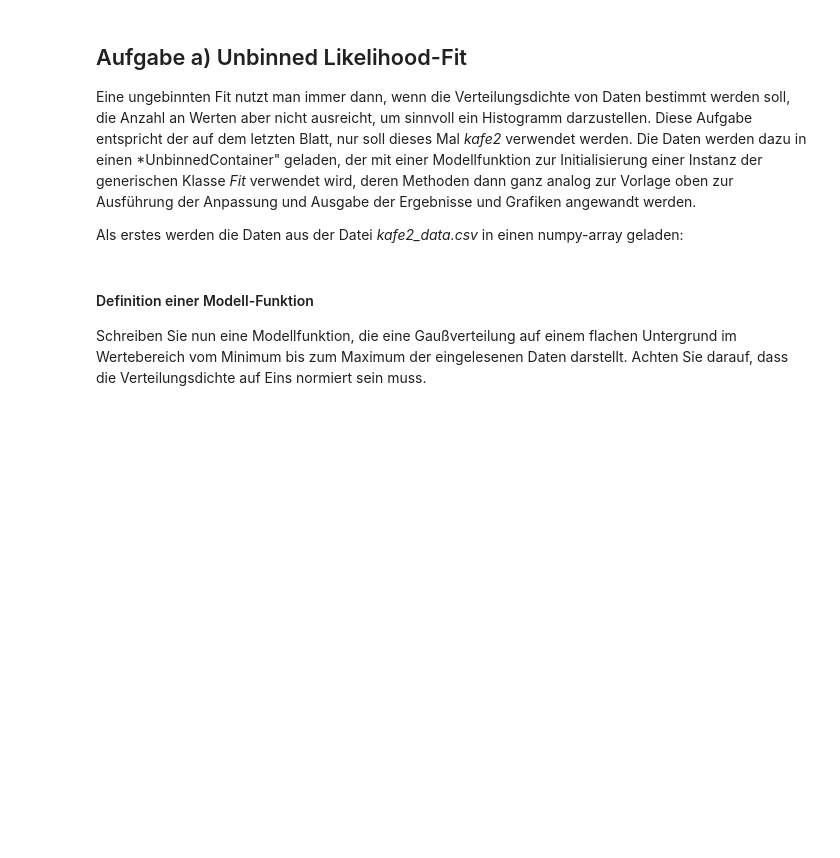
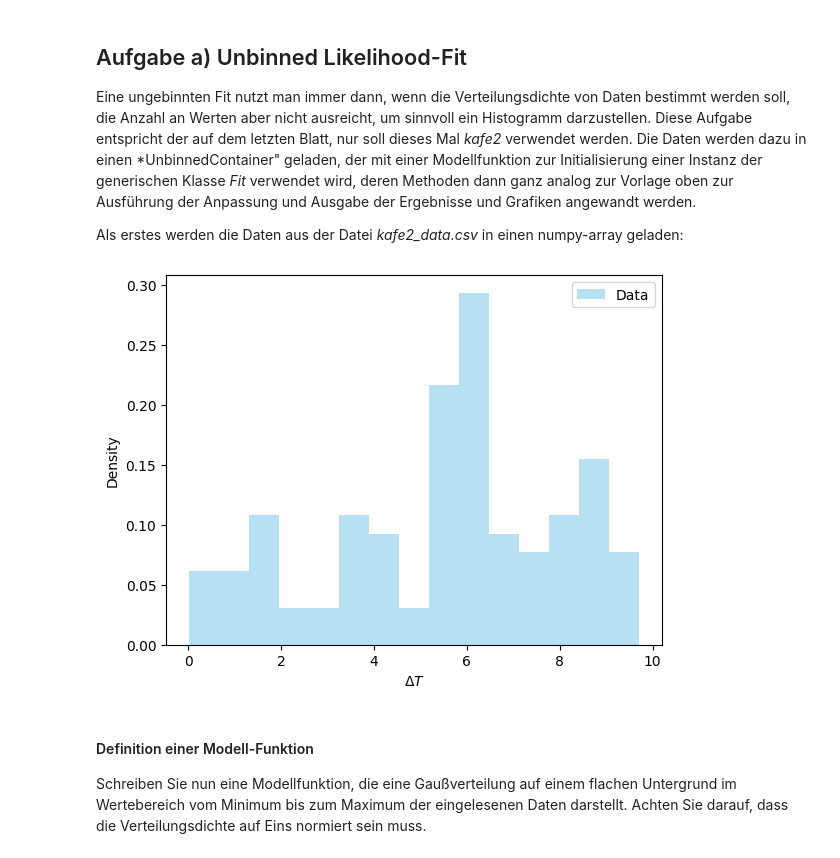
Before and after one commit to AlFa-Tier/Uni_codes, a Jupyter notebook: Stat. Datenauswertung/AufgabenBlätter/Blatt04/Blatt04.ipynb, the cells around one changed output. Drawn from its saved outputs; the diff is of its cells as text; code cells hidden in the pictures; blank space fills up the shorter version.

```diff
--- a/Stat. Datenauswertung/AufgabenBlätter/Blatt04/Blatt04.ipynb
+++ b/Stat. Datenauswertung/AufgabenBlätter/Blatt04/Blatt04.ipynb
@@ -340,8 +471,19 @@ Als erstes werden die Daten aus der Datei *kafe2_data.csv* in einen numpy-array
 # %%
 data = np.loadtxt('kafe2_data.csv')
 #print(data)
 
 # --> to do: Erzeugung eines Histogramms der Daten
+df = UnbinnedContainer(data)
+df.label= 'Datensatz'
+df.axis_labels= ['del T', 'Density']
+
+plt.hist(data, bins=15, density=True, alpha=0.6, label ='Data', color='skyblue')
+plt.xlabel(r'$\Delta T$')
+plt.ylabel('Density')
+plt.legend()
+plt.show()
+# %% [output]
+[figure, added]
 # %% [markdown]
 #### Definition einer Modell-Funktion
 
```
Also changed, not shown: parts of 12 cells of this notebook, 10 other files.
